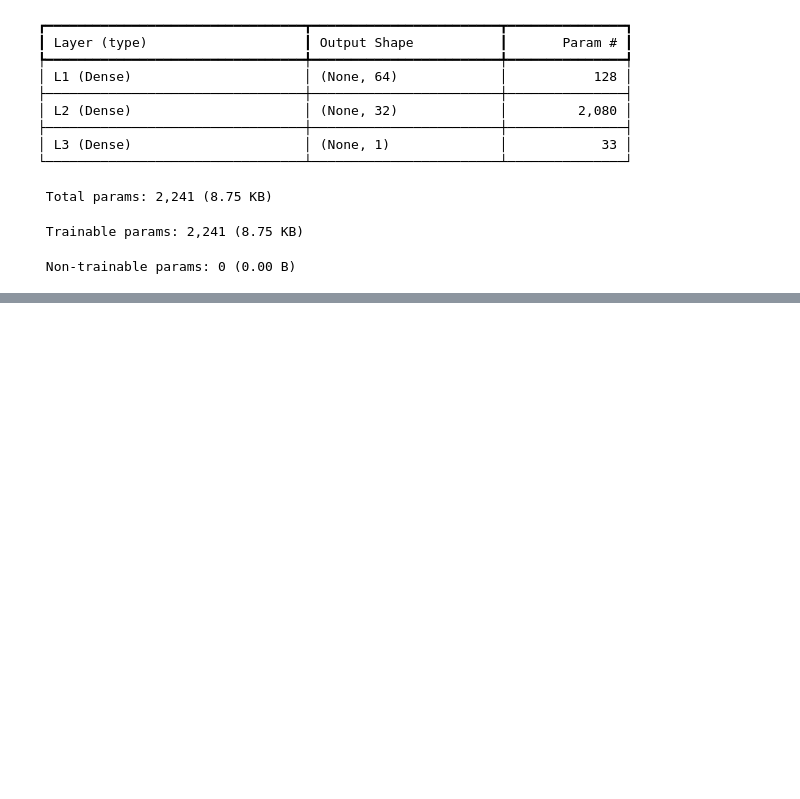
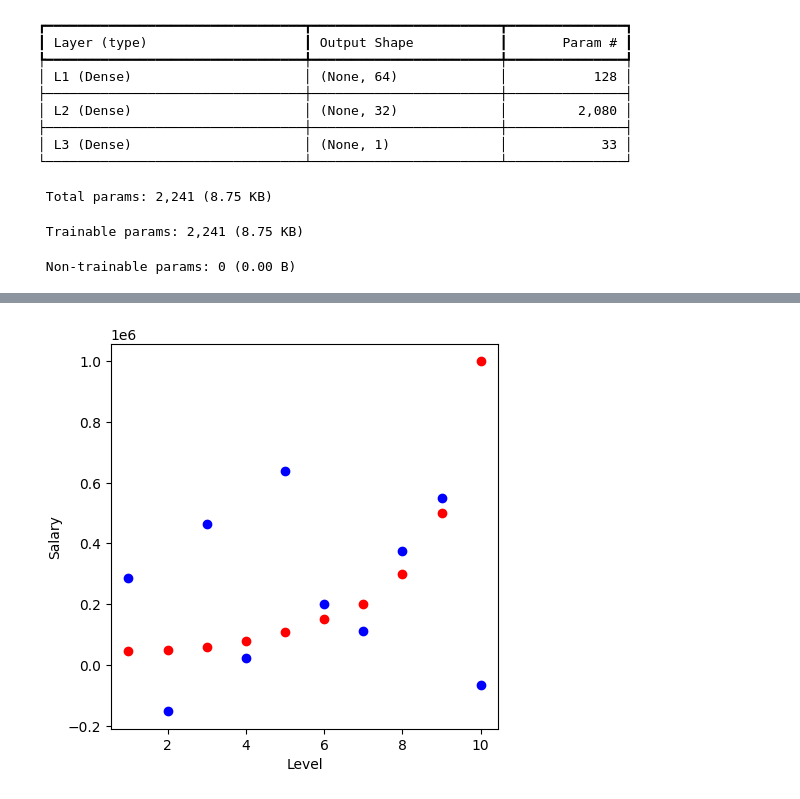
Before and after one commit to prasanna-venkatesh-m/salary-prediction-polynomial-regression, a Jupyter notebook: polynomial_salary_neural_network.ipynb, the cells around one changed output, grey strips where cells are left out. Saved outputs shown, nothing was run; the diff lists cells and outputs as text; code cells hidden in the pictures; blank space fills up the shorter version.

Commit message:
Plotted graph for visualization of prediction

```diff
--- a/polynomial_salary_neural_network.ipynb
+++ b/polynomial_salary_neural_network.ipynb
@@ -210,0 +213,5 @@ print(mean_squared_error(y_test_scaled, y_test_pred))
+# %%
+original_y_train_pred = y_sc.inverse_transform(y_train_pred.reshape(-1,1)).ravel()
+original_y_test_pred = y_sc.inverse_transform(y_test_pred.reshape(-1,1)).ravel()
+# %%
+overall_pred = pd.concat([pd.DataFrame(original_y_train_pred), pd.DataFrame(original_y_test_pred)])
@@ -210,0 +232,9 @@ print(mean_squared_error(y_test_scaled, y_test_pred))
+# %%
+plt.figure(figsize=(5,5))
+plt.scatter(data['Level'], data['Salary'], c='r')
+plt.scatter(data['Level'], overall_pred, c='b')
+plt.xlabel('Level')
+plt.ylabel('Salary')
+plt.show()
+# %% [output]
+[figure, added]
```
Also changed, not shown: parts of 6 cells of this notebook.
